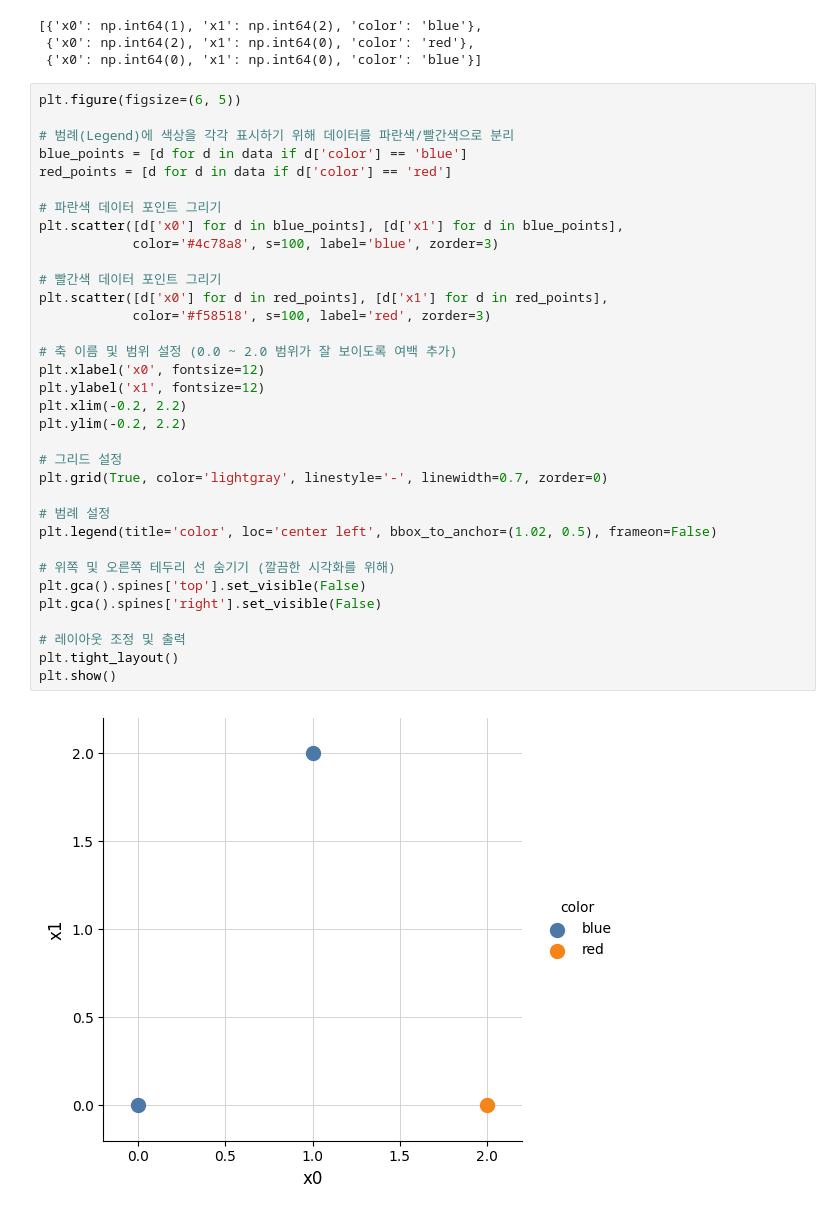
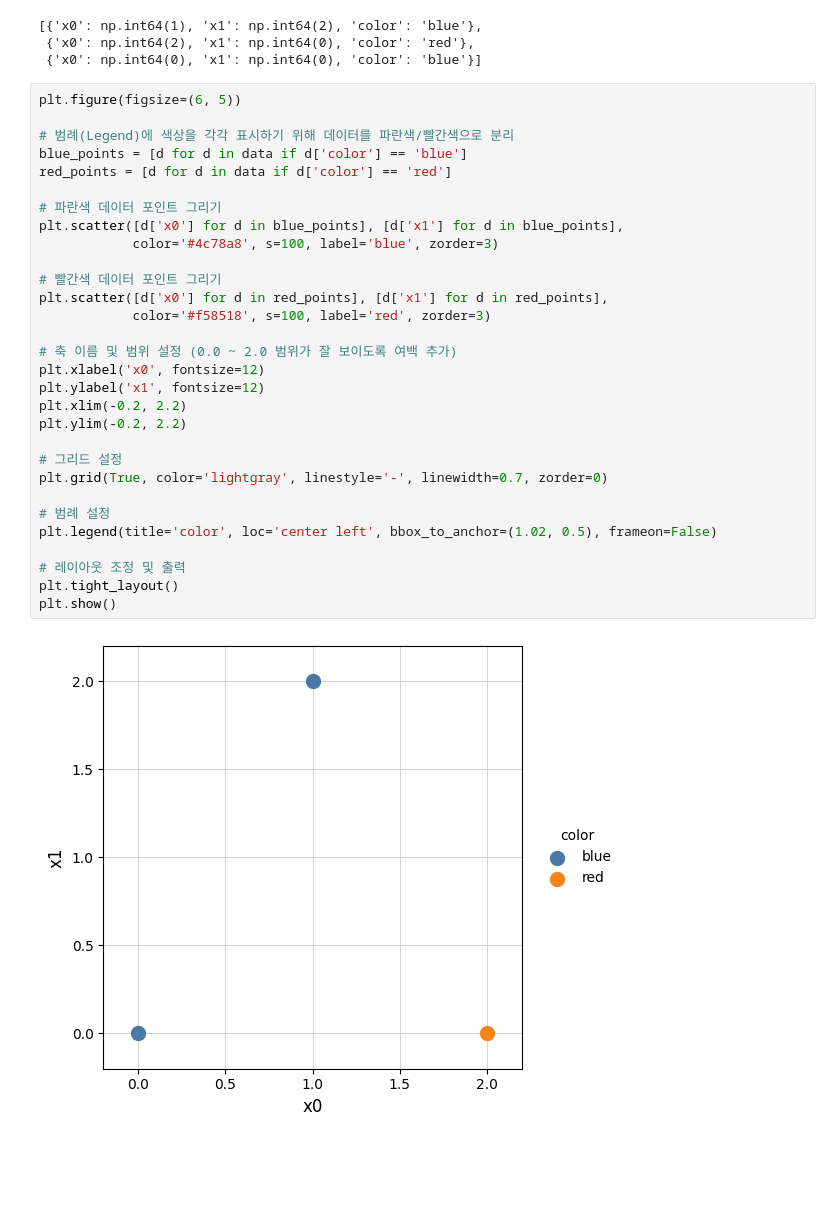
Before and after one commit to iras-mpark/MLA1020, a Jupyter notebook: week3.ipynb, the cells around one changed output. Cells and saved outputs as stored; diff of their text form; blank space fills up the shorter version.

```diff
--- a/week3.ipynb
+++ b/week3.ipynb
@@ -94,35 +94,31 @@ data
 plt.figure(figsize=(6, 5))
 
 # 범례(Legend)에 색상을 각각 표시하기 위해 데이터를 파란색/빨간색으로 분리
 blue_points = [d for d in data if d['color'] == 'blue']
 red_points = [d for d in data if d['color'] == 'red']
 
 # 파란색 데이터 포인트 그리기
 plt.scatter([d['x0'] for d in blue_points], [d['x1'] for d in blue_points],
             color='#4c78a8', s=100, label='blue', zorder=3)
 
 # 빨간색 데이터 포인트 그리기
 plt.scatter([d['x0'] for d in red_points], [d['x1'] for d in red_points],
             color='#f58518', s=100, label='red', zorder=3)
 
 # 축 이름 및 범위 설정 (0.0 ~ 2.0 범위가 잘 보이도록 여백 추가)
 plt.xlabel('x0', fontsize=12)
 plt.ylabel('x1', fontsize=12)
 plt.xlim(-0.2, 2.2)
 plt.ylim(-0.2, 2.2)
 
 # 그리드 설정
 plt.grid(True, color='lightgray', linestyle='-', linewidth=0.7, zorder=0)
 
 # 범례 설정
 plt.legend(title='color', loc='center left', bbox_to_anchor=(1.02, 0.5), frameon=False)
 
-# 위쪽 및 오른쪽 테두리 선 숨기기 (깔끔한 시각화를 위해)
-plt.gca().spines['top'].set_visible(False)
-plt.gca().spines['right'].set_visible(False)
-
 # 레이아웃 조정 및 출력
 plt.tight_layout()
 plt.show()
 # %% [output]
-[figure, old version]
+[figure, new version]
```
Also changed, not shown: parts of 10 cells of this notebook.
